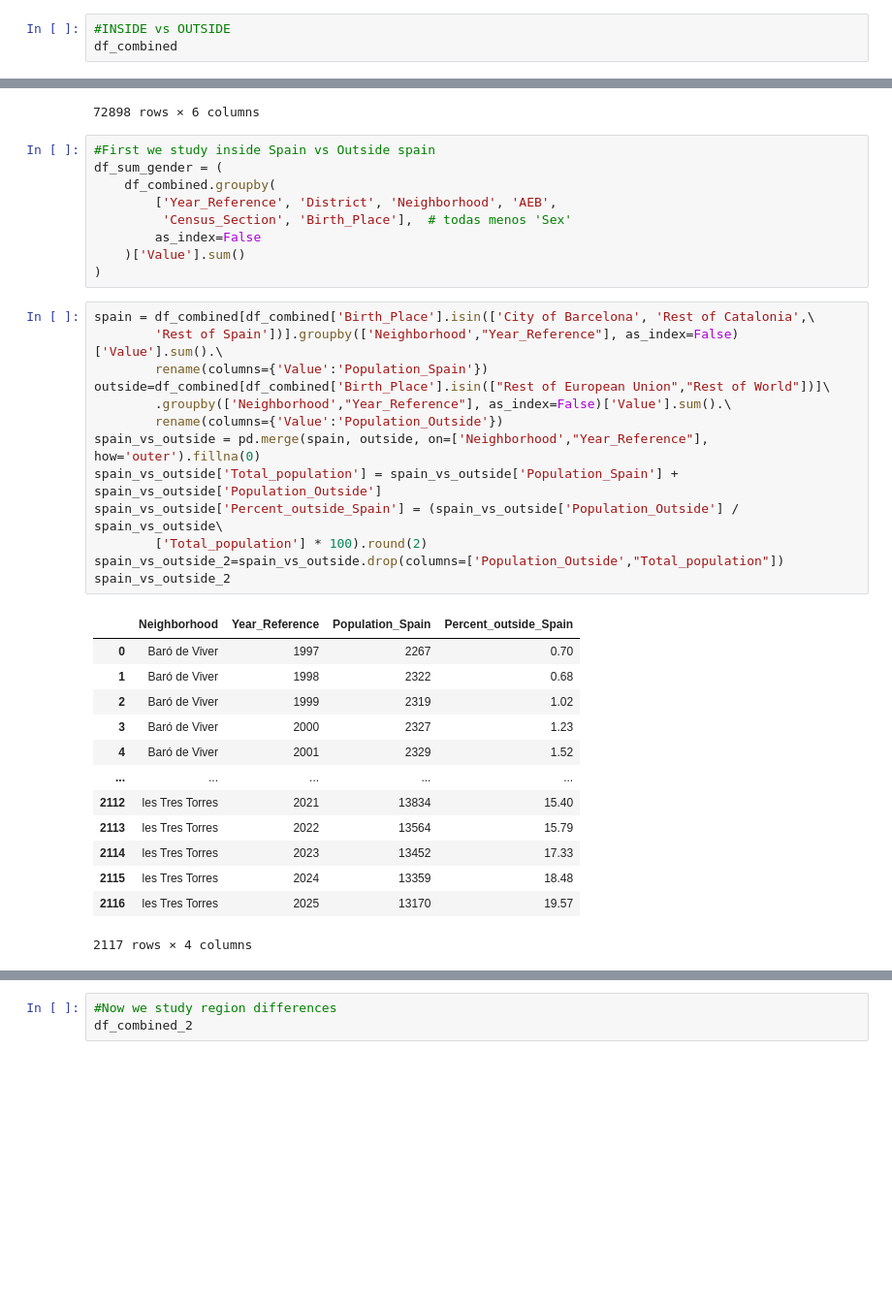
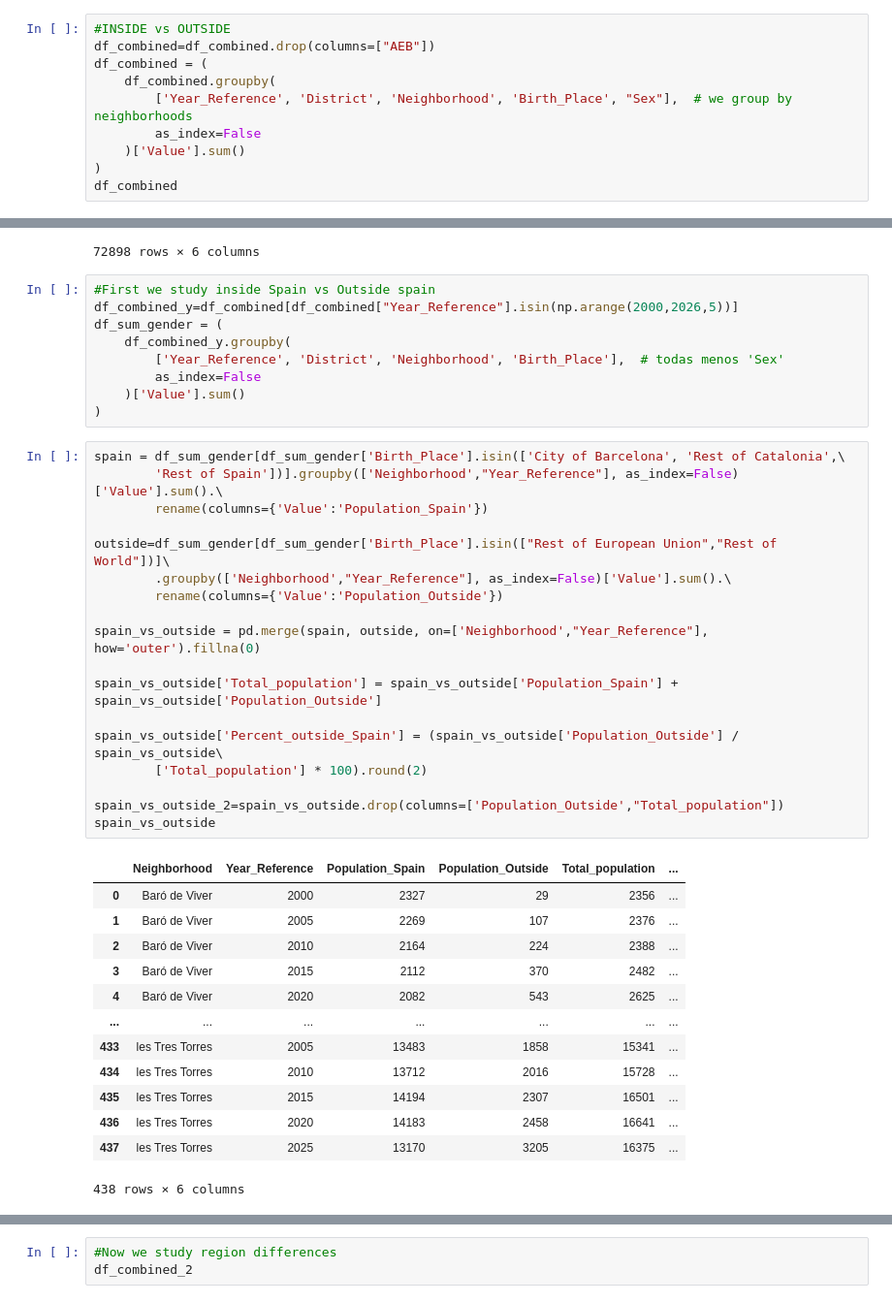
Before and after one commit to pablob2002/immigration-avdm, a Jupyter notebook: sergi/sergi.ipynb, the cells around one changed output, grey strips where cells are left out. Shown at 97% size. Drawn from its saved outputs; the diff is of its cells as text; blank space fills up the shorter version.

```diff
--- a/sergi/sergi.ipynb
+++ b/sergi/sergi.ipynb
@@ -116,5 +117,12 @@ Successfully merged 29 files
 Merged data saved to 'merged_birthPlaceRegion_sex.csv'
 # %%
 #INSIDE vs OUTSIDE
+df_combined=df_combined.drop(columns=["AEB"])
+df_combined = (
+    df_combined.groupby(
+        ['Year_Reference', 'District', 'Neighborhood', 'Birth_Place', "Sex"],  # we group by neighborhoods
+        as_index=False
+    )['Value'].sum()
+)
 df_combined
 # %% [output]
@@ -150,40 +158,45 @@ df_combined_2
 72898 rows × 6 columns
 # %%
 #First we study inside Spain vs Outside spain
+df_combined_y=df_combined[df_combined["Year_Reference"].isin(np.arange(2000,2026,5))]
 df_sum_gender = (
-    df_combined.groupby(
-        ['Year_Reference', 'District', 'Neighborhood', 'AEB',
-         'Census_Section', 'Birth_Place'],  # todas menos 'Sex'
+    df_combined_y.groupby(
+        ['Year_Reference', 'District', 'Neighborhood', 'Birth_Place'],  # todas menos 'Sex'
         as_index=False
     )['Value'].sum()
 )
 # %%
-spain = df_combined[df_combined['Birth_Place'].isin(['City of Barcelona', 'Rest of Catalonia',\
+spain = df_sum_gender[df_sum_gender['Birth_Place'].isin(['City of Barcelona', 'Rest of Catalonia',\
         'Rest of Spain'])].groupby(['Neighborhood',"Year_Reference"], as_index=False)['Value'].sum().\
         rename(columns={'Value':'Population_Spain'})
-outside=df_combined[df_combined['Birth_Place'].isin(["Rest of European Union","Rest of World"])]\
+
+outside=df_sum_gender[df_sum_gender['Birth_Place'].isin(["Rest of European Union","Rest of World"])]\
         .groupby(['Neighborhood',"Year_Reference"], as_index=False)['Value'].sum().\
         rename(columns={'Value':'Population_Outside'})
+
 spain_vs_outside = pd.merge(spain, outside, on=['Neighborhood',"Year_Reference"], how='outer').fillna(0)
+
 spain_vs_outside['Total_population'] = spain_vs_outside['Population_Spain'] + spain_vs_outside['Population_Outside']
+
 spain_vs_outside['Percent_outside_Spain'] = (spain_vs_outside['Population_Outside'] / spain_vs_outside\
         ['Total_population'] * 100).round(2)
+
 spain_vs_outside_2=spain_vs_outside.drop(columns=['Population_Outside',"Total_population"])
-spain_vs_outside_2
+spain_vs_outside
 # %% [output]
-|  | Neighborhood | Year_Reference | Population_Spain | Percent_outside_Spain |
-| 0 | Baró de Viver | 1997 | 2267 | 0.70 |
-| 1 | Baró de Viver | 1998 | 2322 | 0.68 |
-| 2 | Baró de Viver | 1999 | 2319 | 1.02 |
-| 3 | Baró de Viver | 2000 | 2327 | 1.23 |
-| 4 | Baró de Viver | 2001 | 2329 | 1.52 |
-| ... | ... | ... | ... | ... |
-| 2112 | les Tres Torres | 2021 | 13834 | 15.40 |
-| 2113 | les Tres Torres | 2022 | 13564 | 15.79 |
-| 2114 | les Tres Torres | 2023 | 13452 | 17.33 |
-| 2115 | les Tres Torres | 2024 | 13359 | 18.48 |
-| 2116 | les Tres Torres | 2025 | 13170 | 19.57 |
+|  | Neighborhood | Year_Reference | Population_Spain | Population_Outside | Total_population | ... |
+| 0 | Baró de Viver | 2000 | 2327 | 29 | 2356 | ... |
+| 1 | Baró de Viver | 2005 | 2269 | 107 | 2376 | ... |
+| 2 | Baró de Viver | 2010 | 2164 | 224 | 2388 | ... |
+| 3 | Baró de Viver | 2015 | 2112 | 370 | 2482 | ... |
+| 4 | Baró de Viver | 2020 | 2082 | 543 | 2625 | ... |
+| ... | ... | ... | ... | ... | ... | ... |
+| 433 | les Tres Torres | 2005 | 13483 | 1858 | 15341 | ... |
+| 434 | les Tres Torres | 2010 | 13712 | 2016 | 15728 | ... |
+| 435 | les Tres Torres | 2015 | 14194 | 2307 | 16501 | ... |
+| 436 | les Tres Torres | 2020 | 14183 | 2458 | 16641 | ... |
+| 437 | les Tres Torres | 2025 | 13170 | 3205 | 16375 | ... |
-2117 rows × 4 columns
+438 rows × 6 columns
 # %%
 #Now we analyse how the variation of the immigrant percentage affects the local population the next year
 df = spain_vs_outside_2.sort_values(['Neighborhood', 'Year_Reference'])
```
Also changed, not shown: parts of 13 cells of this notebook.
